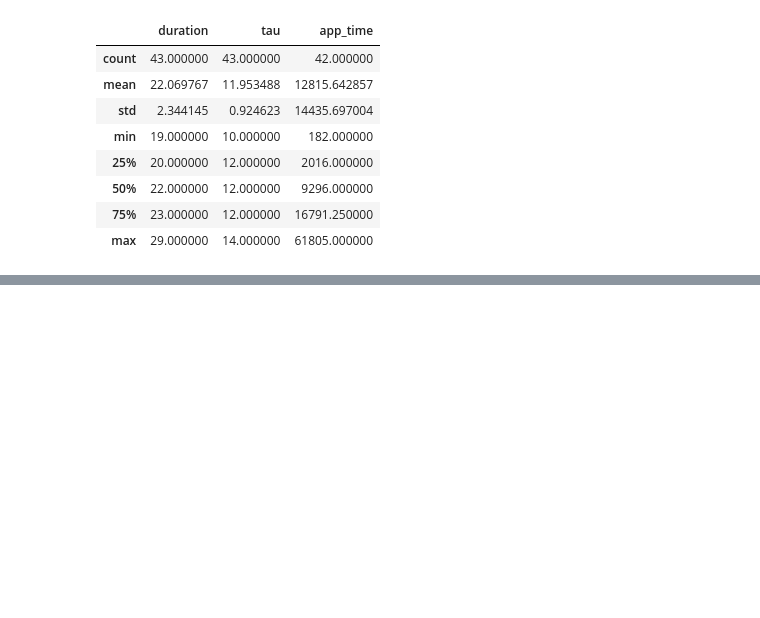
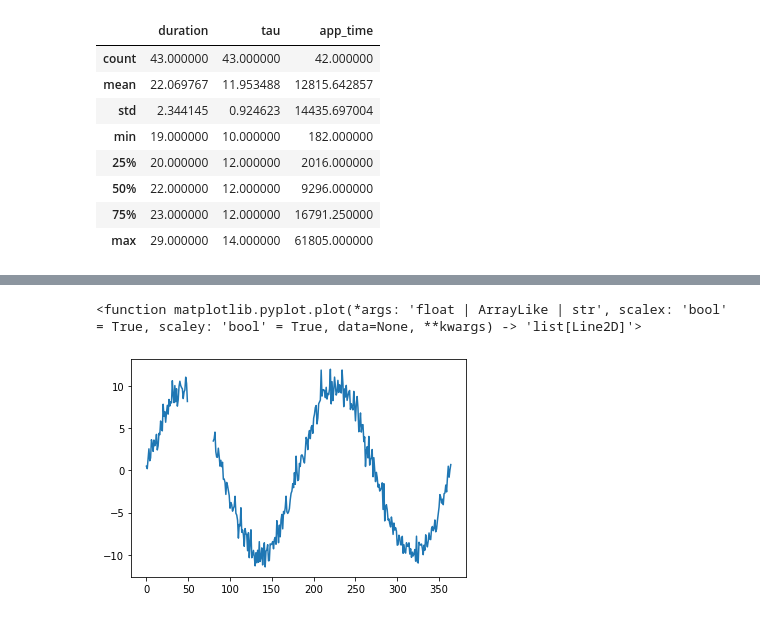
Before and after one commit to consuelorojas/Tesis, a Jupyter notebook: Notebooks/test_caract.ipynb, the cells around one changed output, grey strips where cells are left out. Saved outputs shown, nothing was run; the diff lists cells and outputs as text; code cells hidden in the pictures; blank space fills up the shorter version.

```diff
--- a/Notebooks/test_caract.ipynb
+++ b/Notebooks/test_caract.ipynb
@@ -280,0 +319,68 @@ defects.get_tau()[1].describe()
+# %%
+import numpy as np
+import pandas as pd
+import matplotlib.pyplot as plt
+from sklearn.preprocessing import MinMaxScaler
+from tensorflow.keras.models import Sequential
+from tensorflow.keras.layers import LSTM, Dense
+
+# Generar datos de ejemplo
+np.random.seed(42)
+datos = np.random.randn(365) + 10 * np.sin(np.linspace(0, 4 * np.pi, 365))
+serie_temporal = pd.Series(datos)
+
+# Introducir valores faltantes en la serie de tiempo
+serie_temporal[50:80] = np.nan
+
+def crear_secuencias(datos, pasos):
+    x, y = [], []
+    for i in range(len(datos) - pasos):
+        secuencia_in = datos[i:(i + pasos), 0]
+        secuencia_out = datos[i + pasos, 0]
+        x.append(secuencia_in)
+        y.append(secuencia_out)
+    return np.array(x), np.array(y)
+
+# Función para predecir datos faltantes con LSTM
+def predecir_datos_faltantes_lstm(serie_temporal, inicio_prediccion, fin_prediccion):
+    # Preprocesamiento de datos
+    datos_disponibles = serie_temporal.dropna().values.reshape(-1, 1)
+    scaler = MinMaxScaler()
+    datos_disponibles_normalizados = scaler.fit_transform(datos_disponibles)
+
+    # Crear secuencias de entrada y salida para LSTM
+
+
+    pasos_tiempo = 200  # Puedes ajustar el número de pasos de tiempo según tus necesidades
+    x, y = crear_secuencias(datos_disponibles_normalizados, pasos_tiempo)
+
+    # Redimensionar los datos para LSTM [muestras, pasos de tiempo, características]
+    x = np.reshape(x, (x.shape[0], x.shape[1], 1))
+
+    # Construir el modelo LSTM
+    modelo = Sequential()
+    modelo.add(LSTM(50, input_shape=(x.shape[1], 1)))
+    modelo.add(Dense(1))
+    modelo.compile(optimizer='adam', loss='mean_squared_error')
+
+    # Entrenar el modelo
+    modelo.fit(x, y, epochs=50, batch_size=1, verbose=0)
+
+    # Preparar datos para la predicción
+    datos_prediccion = datos_disponibles_normalizados[-pasos_tiempo:].reshape(1, pasos_tiempo, 1)
+
+    # Realizar la predicción
+    prediccion_normalizada = modelo.predict(datos_prediccion)
+    prediccion = scaler.inverse_transform(prediccion_normalizada.reshape(1, -1))
+
+    return prediccion.flatten()
+
+# Predecir datos faltantes
+inicio_prediccion = 50
+fin_prediccion = 80
+prediccion_lstm = predecir_datos_faltantes_lstm(serie_temporal, inicio_prediccion, fin_prediccion)
+
+# Graficar la serie de tiempo original y la predicción LSTM
+plt.plot(serie_temporal.index, serie_temporal, label='Serie de Tiempo Original')
+plt.plot
+# %% [output]
@@ -280,0 +388,2 @@ defects.get_tau()[1].describe()
+<function matplotlib.pyplot.plot(*args: 'float | ArrayLike | str', scalex: 'bool' = True, scaley: 'bool' = True, data=None, **kwargs) -> 'list[Line2D]'>
+[figure, added]
```
Also changed, not shown: parts of 9 cells of this notebook, 3 other files.
